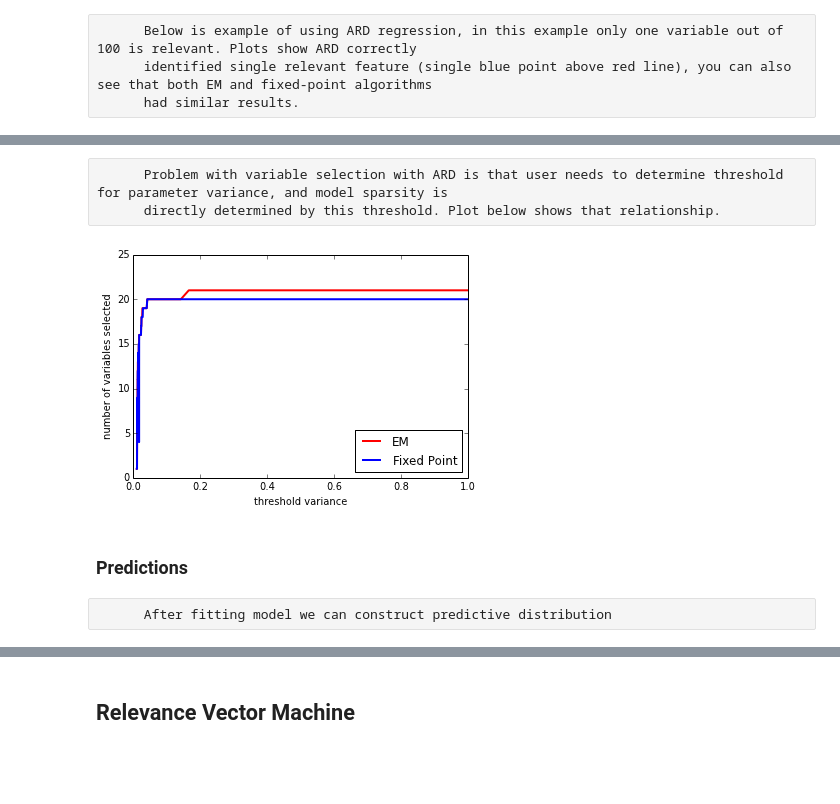
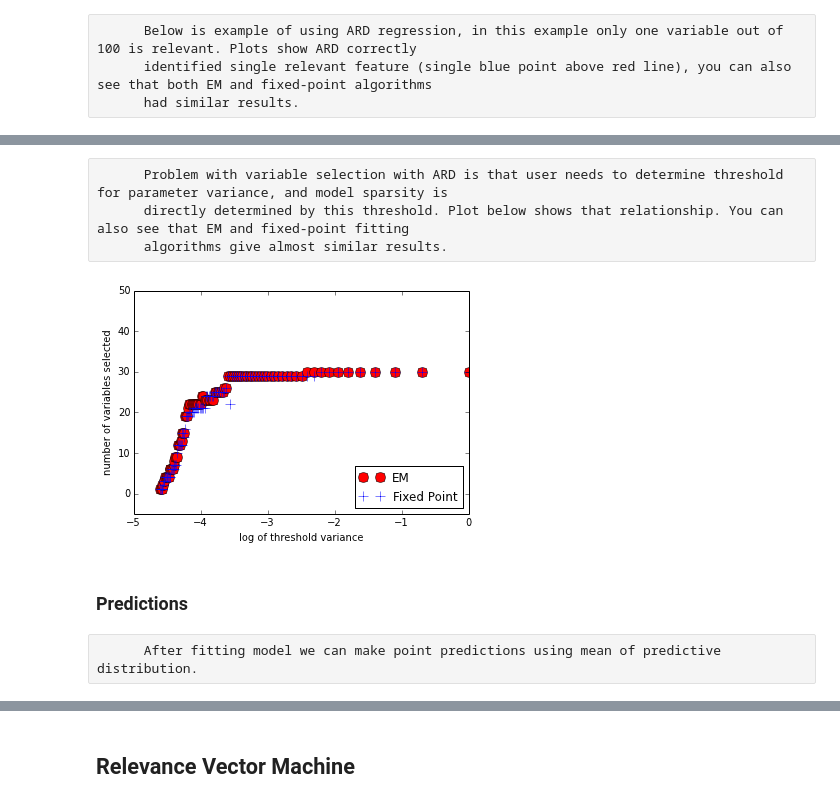
Before and after one commit to AmazaspShumik/sklearn-bayes, a Jupyter notebook: ard_rvm_demo.ipynb, the cells around one changed output, grey strips where cells are left out. Drawn from its saved outputs; the diff is of its cells as text; code cells hidden in the pictures; blank space fills up the shorter version.

```diff
--- a/ard_rvm_demo.ipynb
+++ b/ard_rvm_demo.ipynb
@@ -62,27 +62,33 @@ number of variables selected wiht EM fitter 1
 number of variables selected wiht fixed-point fitter 1
 # %% [raw]
       Problem with variable selection with ARD is that user needs to determine threshold for parameter variance, and model sparsity is
-      directly determined by this threshold. Plot below shows that relationship.
+      directly determined by this threshold. Plot below shows that relationship. You can also see that EM and fixed-point fitting
+      algorithms give almost similar results.
 # %%
 em_vars_selected = []
 fp_vars_selected = []
 for alpha_max_i in xrange(1,100):
-     ard_regression_em  = SparseBayesianLearner(X_train, Y_train, method = "EM",alpha_max = alpha_max_i)
-     ard_regression_fp  = SparseBayesianLearner(X_train, Y_train, method = "fixed-point",alpha_max = alpha_max_i)
-     ard_regression_em.fit()
-     ard_regression_fp.fit()
-     em_vars_selected.append(np.sum(ard_regression_em.active))
-     fp_vars_selected.append(np.sum(ard_regression_fp.active))
+     ard_regression_em_i  = SparseBayesianLearner(X_train, Y_train, method = "EM",alpha_max = alpha_max_i)
+     ard_regression_fp_i  = SparseBayesianLearner(X_train, Y_train, method = "fixed-point",alpha_max = alpha_max_i)
+     ard_regression_em_i.fit()
+     ard_regression_fp_i.fit()
+     em_vars_selected.append(np.sum(ard_regression_em_i.active))
+     fp_vars_selected.append(np.sum(ard_regression_fp_i.active))
 
-plt.plot(sorted(1./np.linspace(1,100,99)), em_vars_selected,"r-", linewidth = 2, label = "EM")
-plt.plot(sorted(1./np.linspace(1,100,99)), fp_vars_selected,"b-", linewidth = 2, label = "Fixed Point")
-plt.xlabel("threshold variance")
+plt.plot(np.log(sorted(1./np.linspace(1,100,99))), em_vars_selected,"ro",
+                                                                    markersize = 10,
+                                                                    label = "EM")
+plt.plot(np.log(sorted(1./np.linspace(1,100,99))), fp_vars_selected,"b+",
+                                                                    markersize = 10,
+                                                                    label = "Fixed Point")
+plt.ylim((-5,50))
+plt.xlabel("log of threshold variance")
 plt.ylabel("number of variables selected")
 plt.legend(loc = 4)
 plt.show()
 # %% [output]
-[figure, old version]
+[figure, new version]
 # %% [markdown]
 ### Predictions
 # %% [raw]
-      After fitting model we can construct predictive distribution
+      After fitting model we can make point predictions using mean of predictive distribution.
```
Also changed, not shown: parts of 5 cells of this notebook.
